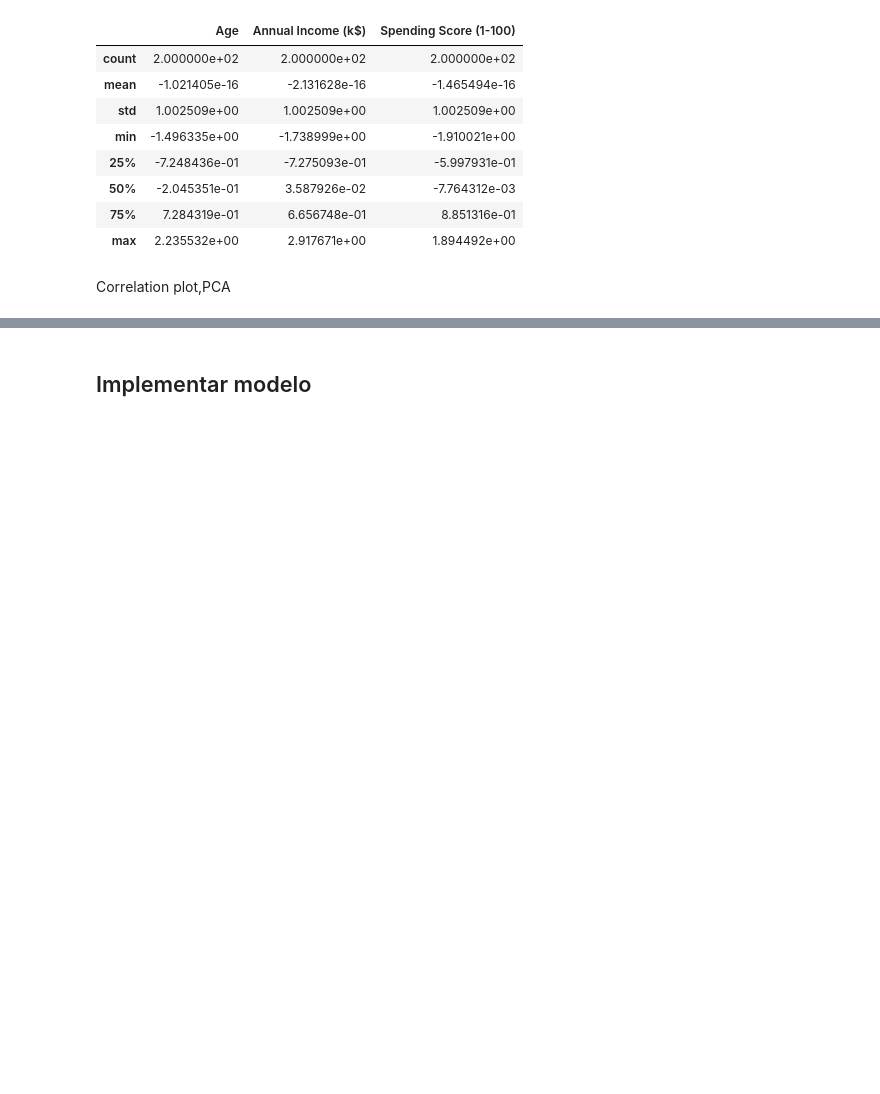
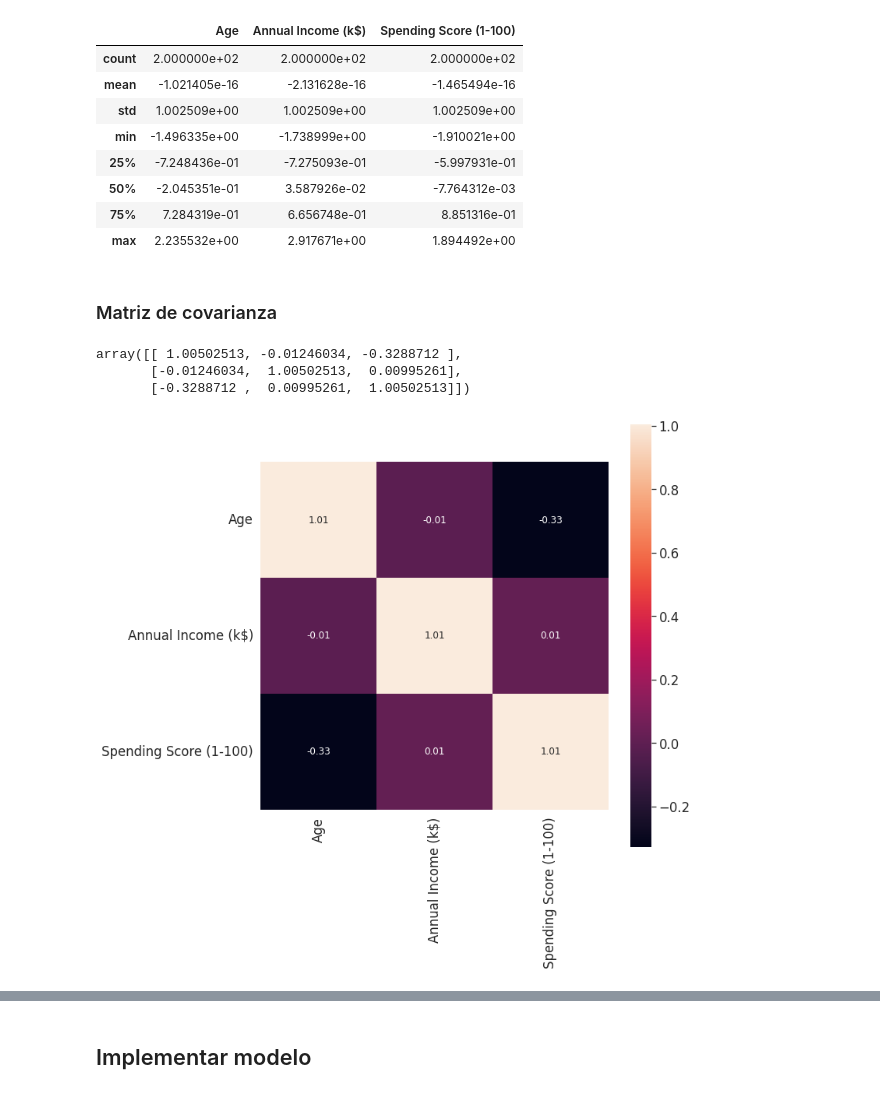
Before and after one commit to nestoredduardo/customer-segmentation, a Jupyter notebook: notebooks/0.1-full.ipynb, the cells around one changed output, grey strips where cells are left out. Saved outputs shown, nothing was run; the diff lists cells and outputs as text; code cells hidden in the pictures; blank space fills up the shorter version.

```diff
--- a/notebooks/0.1-full.ipynb
+++ b/notebooks/0.1-full.ipynb
@@ -84,5 +84,27 @@ df[['Age', 'Annual Income (k$)', 'Spending Score (1-100)']].describe()
 | 50% | -2.045351e-01 | 3.587926e-02 | -7.764312e-03 |
 | 75% | 7.284319e-01 | 6.656748e-01 | 8.851316e-01 |
 | max | 2.235532e+00 | 2.917671e+00 | 1.894492e+00 |
-# %% [markdown]
-Correlation plot,PCA
+# %% [markdown]
+### Matriz de covarianza
+# %%
+covariance_matrix = np.cov(df[['Age', 'Annual Income (k$)', 'Spending Score (1-100)']].T)
+covariance_matrix
+# %% [output]
+array([[ 1.00502513, -0.01246034, -0.3288712 ],
+       [-0.01246034,  1.00502513,  0.00995261],
+       [-0.3288712 ,  0.00995261,  1.00502513]])
+# %%
+import seaborn as sns
+
+plt.figure(figsize=(10,10))
+sns.set(font_scale=1.5)
+hm = sns.heatmap(covariance_matrix,
+                cbar=True,
+                annot=True,
+                square=True,
+                fmt='.2f',
+                annot_kws={'size': 12},
+                yticklabels=['Age', 'Annual Income (k$)', 'Spending Score (1-100)'],
+                xticklabels=['Age', 'Annual Income (k$)', 'Spending Score (1-100)'])
+# %% [output]
+[figure, added]
```
Also changed, not shown: parts of 8 cells of this notebook.
